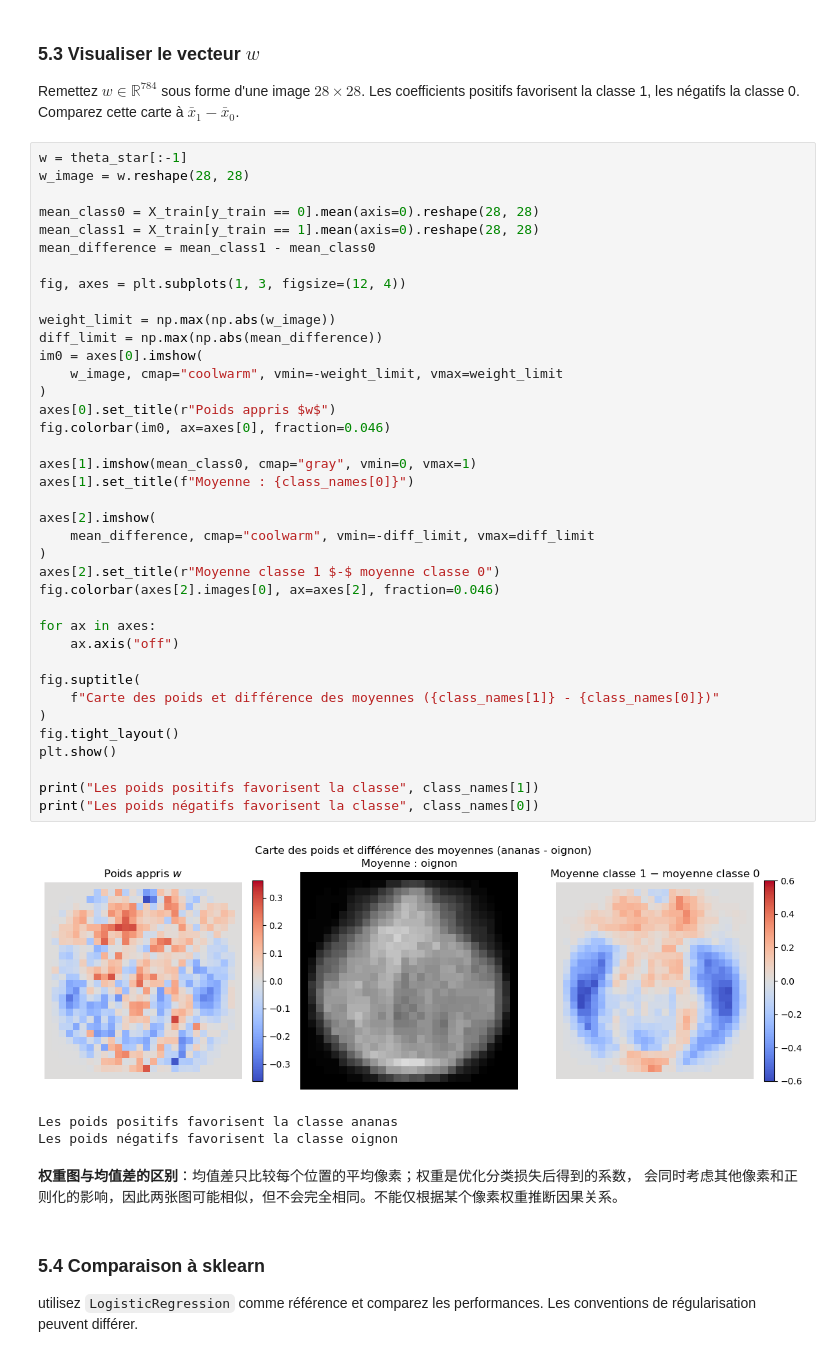
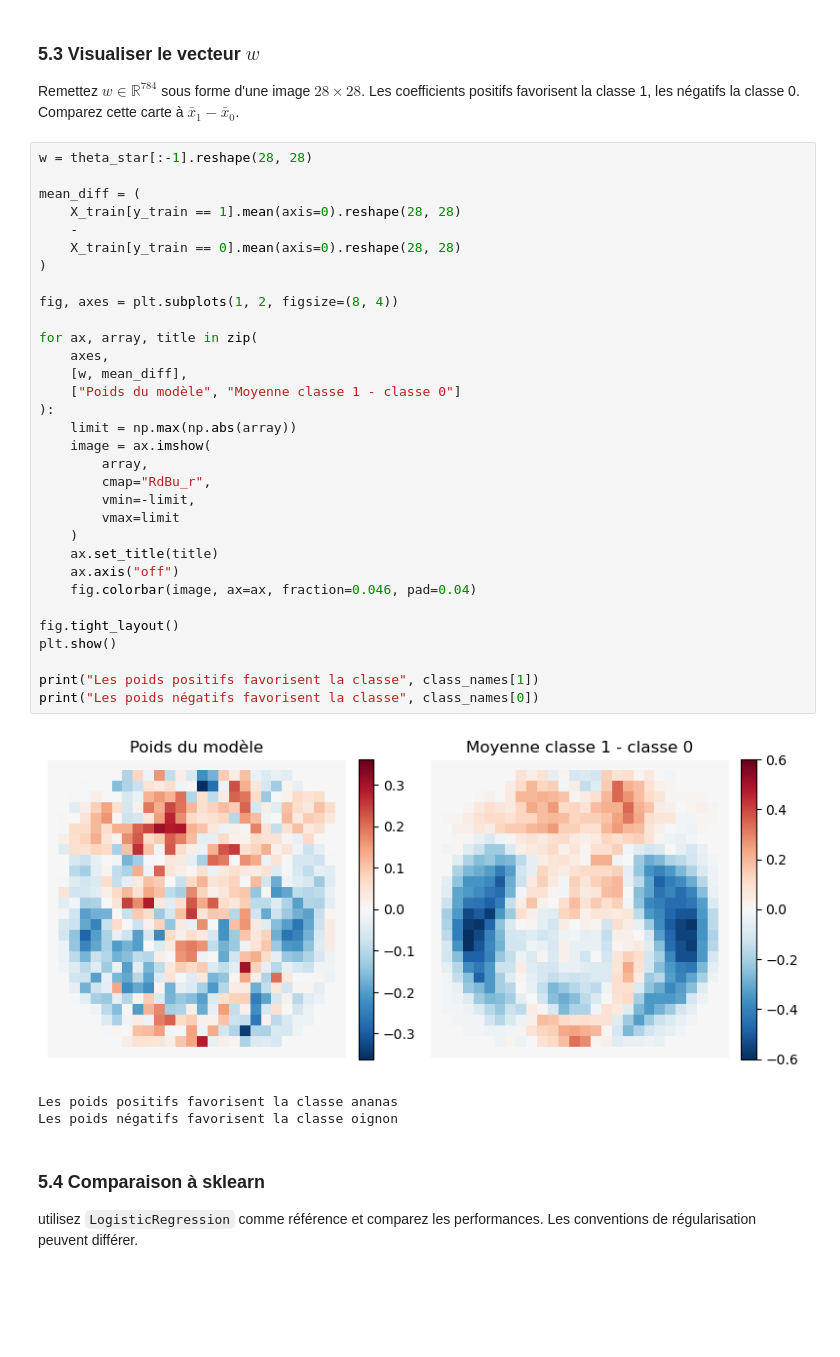
Before and after one commit to zhuojade124-dot/project_MDC, a Jupyter notebook: code/Projet_QuickDraw_Sujet.ipynb, the cells around one changed output. Drawn from its saved outputs; the diff is of its cells as text; blank space fills up the shorter version.

```diff
--- a/code/Projet_QuickDraw_Sujet.ipynb
+++ b/code/Projet_QuickDraw_Sujet.ipynb
@@ -815,50 +784,41 @@ if len(wrong):
 ### 5.3 Visualiser le vecteur $w$
 Remettez $w\in\mathbb{R}^{784}$ sous forme d'une image $28\times28$. Les coefficients positifs favorisent la classe 1, les négatifs la classe 0. Comparez cette carte à $\bar x_1-\bar x_0$.
 # %%
-w = theta_star[:-1]
-w_image = w.reshape(28, 28)
+w = theta_star[:-1].reshape(28, 28)
 
-mean_class0 = X_train[y_train == 0].mean(axis=0).reshape(28, 28)
-mean_class1 = X_train[y_train == 1].mean(axis=0).reshape(28, 28)
-mean_difference = mean_class1 - mean_class0
+mean_diff = (
+    X_train[y_train == 1].mean(axis=0).reshape(28, 28)
+    -
+    X_train[y_train == 0].mean(axis=0).reshape(28, 28)
+)
 
-fig, axes = plt.subplots(1, 3, figsize=(12, 4))
+fig, axes = plt.subplots(1, 2, figsize=(8, 4))
 
-weight_limit = np.max(np.abs(w_image))
-diff_limit = np.max(np.abs(mean_difference))
-im0 = axes[0].imshow(
-    w_image, cmap="coolwarm", vmin=-weight_limit, vmax=weight_limit
-)
-axes[0].set_title(r"Poids appris $w$")
-fig.colorbar(im0, ax=axes[0], fraction=0.046)
+for ax, array, title in zip(
+    axes,
+    [w, mean_diff],
+    ["Poids du modèle", "Moyenne classe 1 - classe 0"]
+):
+    limit = np.max(np.abs(array))
+    image = ax.imshow(
+        array,
+        cmap="RdBu_r",
+        vmin=-limit,
+        vmax=limit
+    )
+    ax.set_title(title)
+    ax.axis("off")
+    fig.colorbar(image, ax=ax, fraction=0.046, pad=0.04)
 
-axes[1].imshow(mean_class0, cmap="gray", vmin=0, vmax=1)
-axes[1].set_title(f"Moyenne : {class_names[0]}")
-
-axes[2].imshow(
-    mean_difference, cmap="coolwarm", vmin=-diff_limit, vmax=diff_limit
-)
-axes[2].set_title(r"Moyenne classe 1 $-$ moyenne classe 0")
-fig.colorbar(axes[2].images[0], ax=axes[2], fraction=0.046)
-
-for ax in axes:
-    ax.axis("off")
-
-fig.suptitle(
-    f"Carte des poids et différence des moyennes ({class_names[1]} - {class_names[0]})"
-)
 fig.tight_layout()
 plt.show()
 
 print("Les poids positifs favorisent la classe", class_names[1])
 print("Les poids négatifs favorisent la classe", class_names[0])
 # %% [output]
-[figure, old version]
+[figure, new version]
 Les poids positifs favorisent la classe ananas
 Les poids négatifs favorisent la classe oignon
-# %% [markdown]
-**权重图与均值差的区别**：均值差只比较每个位置的平均像素；权重是优化分类损失后得到的系数，
-会同时考虑其他像素和正则化的影响，因此两张图可能相似，但不会完全相同。不能仅根据某个像素权重推断因果关系。
 # %% [markdown]
 ### 5.4 Comparaison à sklearn
 
```
Also changed, not shown: parts of 17 cells of this notebook.
